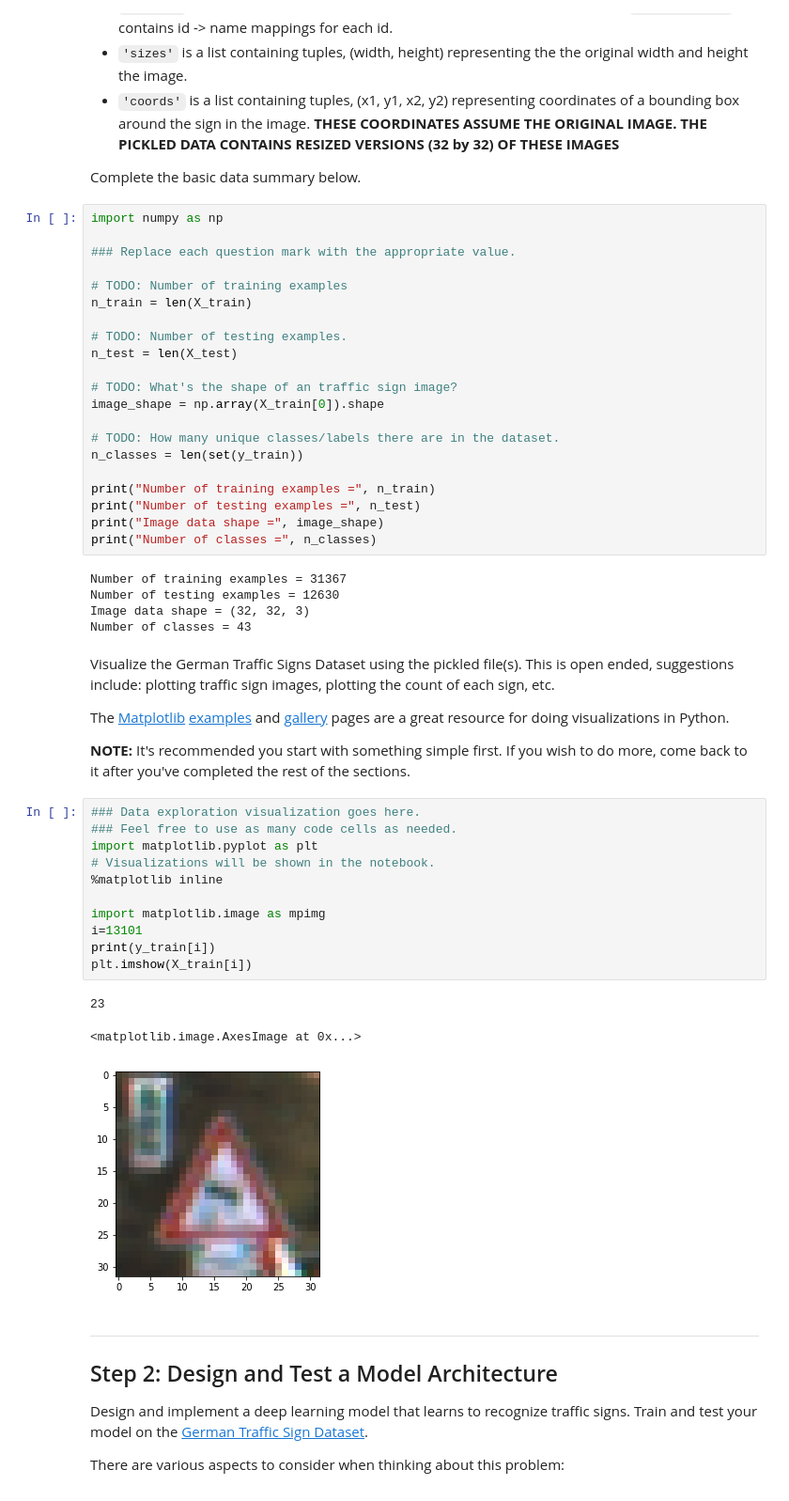
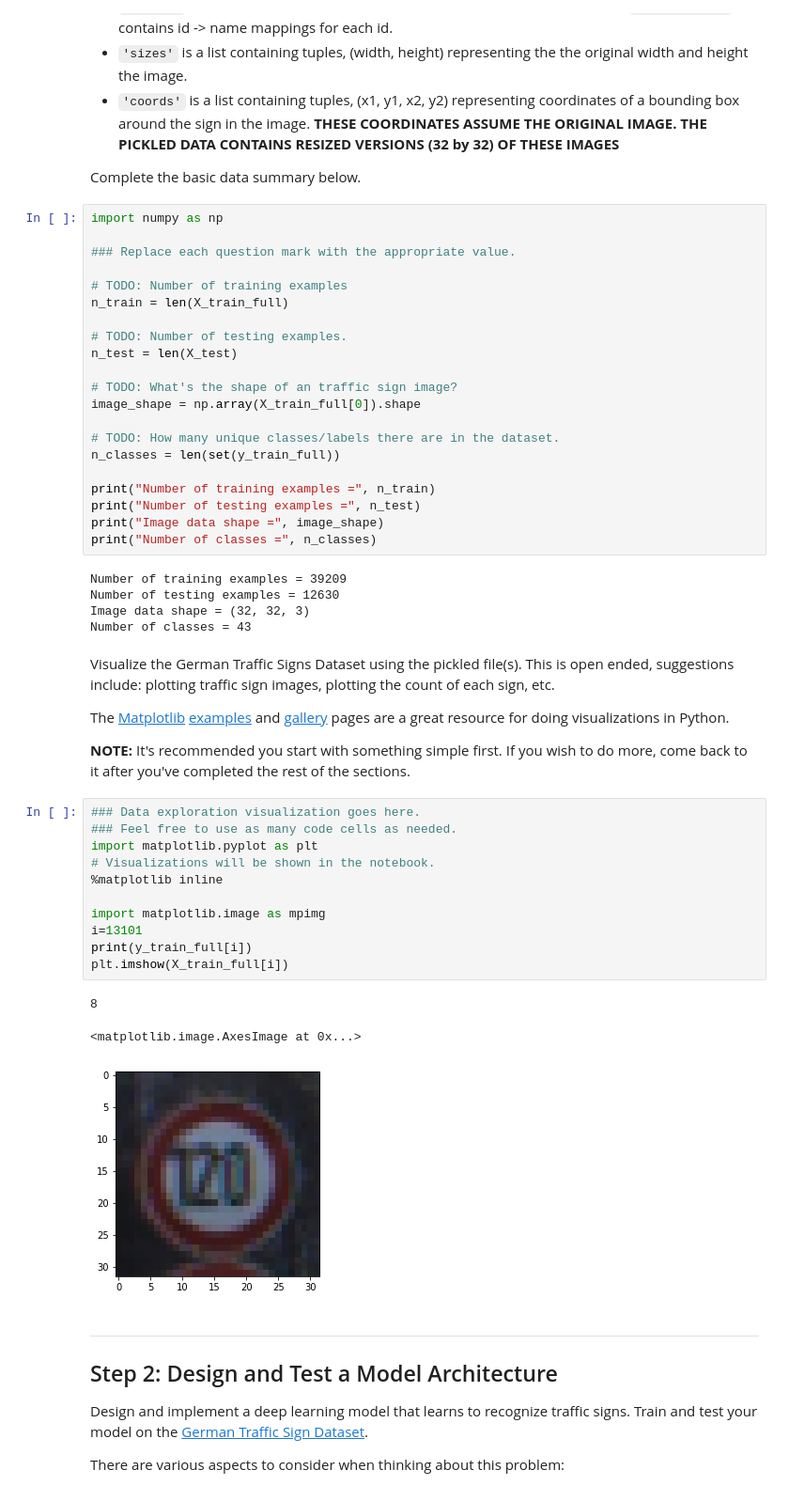
Before and after one commit to lixinso/CarND-Traffic-Sign-Classifier-Project, a Jupyter notebook: Traffic_Sign_Classifier.ipynb, the cells around one changed output. Shown: that part at 94% size. Cells and saved outputs as stored; diff of their text form.

```diff
--- a/Traffic_Sign_Classifier.ipynb
+++ b/Traffic_Sign_Classifier.ipynb
@@ -62,23 +157,23 @@ import numpy as np
 ### Replace each question mark with the appropriate value.
 
 # TODO: Number of training examples
-n_train = len(X_train)
+n_train = len(X_train_full)
 
 # TODO: Number of testing examples.
 n_test = len(X_test)
 
 # TODO: What's the shape of an traffic sign image?
-image_shape = np.array(X_train[0]).shape
+image_shape = np.array(X_train_full[0]).shape
 
 # TODO: How many unique classes/labels there are in the dataset.
-n_classes = len(set(y_train))
+n_classes = len(set(y_train_full))
 
 print("Number of training examples =", n_train)
 print("Number of testing examples =", n_test)
 print("Image data shape =", image_shape)
 print("Number of classes =", n_classes)
 # %% [output]
-Number of training examples = 31367
+Number of training examples = 39209
 Number of testing examples = 12630
 Image data shape = (32, 32, 3)
 Number of classes = 43
@@ -91,18 +186,18 @@ The [Matplotlib](http://matplotlib.org/) [examples](http://matplotlib.org/exampl
 # %%
 ### Data exploration visualization goes here.
 ### Feel free to use as many code cells as needed.
 import matplotlib.pyplot as plt
 # Visualizations will be shown in the notebook.
 %matplotlib inline
 
 import matplotlib.image as mpimg
 i=13101
-print(y_train[i])
-plt.imshow(X_train[i])
+print(y_train_full[i])
+plt.imshow(X_train_full[i])
 # %% [output]
-23
+8
 <matplotlib.image.AxesImage at 0x...>
-[figure, old version]
+[figure, new version]
 # %% [markdown]
 ----
 
```
Also changed, not shown: parts of 19 cells of this notebook.
